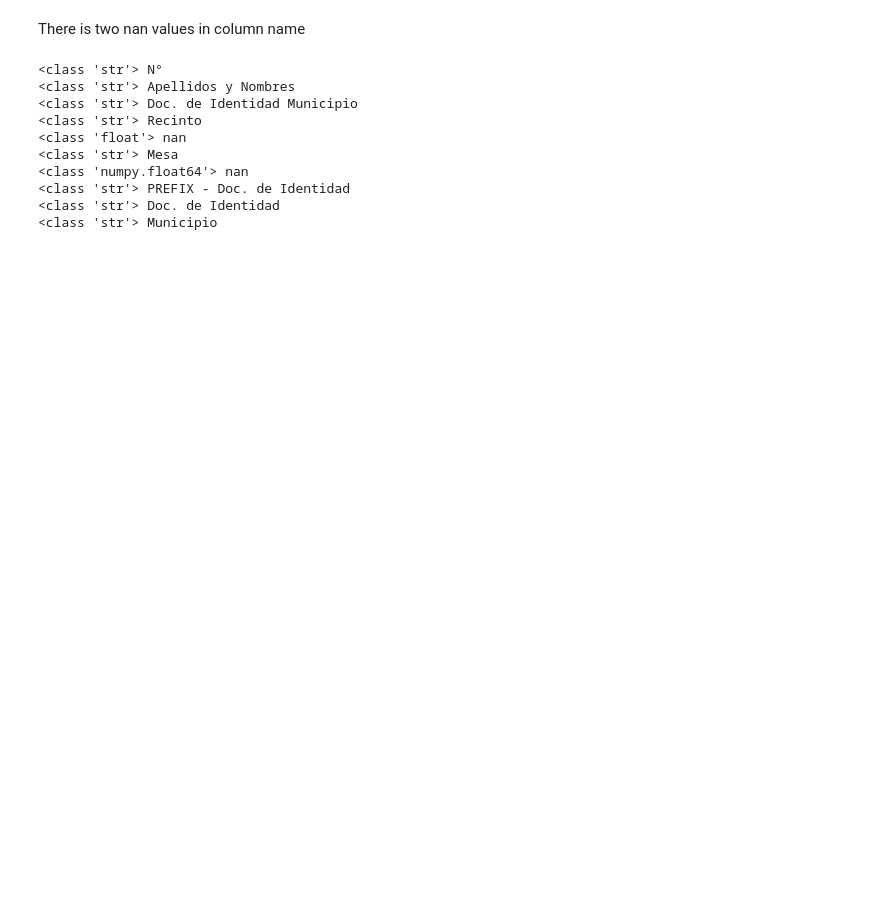
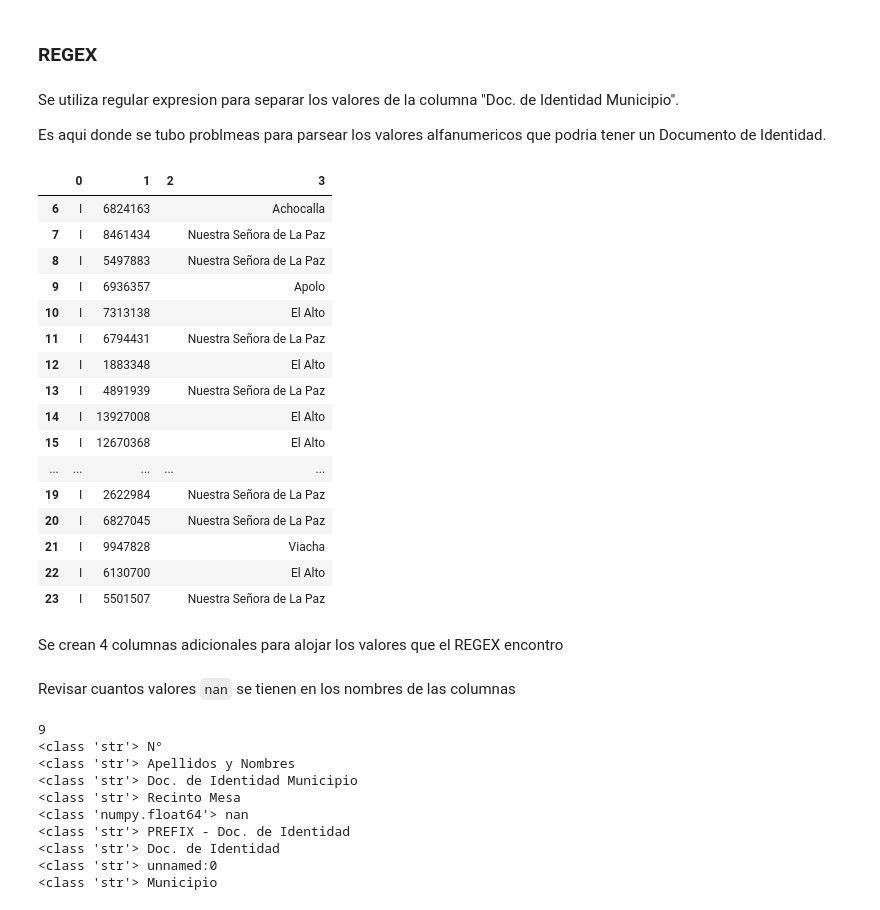
Before and after one commit to stanlee321/create_jurados_dataset_elecciones_bolivia_2020, a Jupyter notebook: extract_jurados.ipynb, the cells around one changed output. Saved outputs shown, nothing was run; the diff lists cells and outputs as text; code cells hidden in the pictures; blank space fills up the shorter version.

```diff
--- a/extract_jurados.ipynb
+++ b/extract_jurados.ipynb
@@ -35,0 +90,5 @@ df.head()
+# %%
+# Rename column value
+
+if "Recinto Mesa" in list(df.columns):
+    df.rename(columns={"Recinto Mesa": "Recinto" }, inplace=True)
@@ -35,0 +108,3 @@ df.head()
+# %%
+# Drop n last row elements in the end of the table
+df.drop(df.tail(1).index,inplace=True)
@@ -36 +121,30 @@ df.head()
+# %% [markdown]
+### REGEX
+# %% [markdown]
+Se utiliza regular expresion para separar los valores de la columna "Doc. de Identidad Municipio".
+
+Es aqui donde se tubo problmeas para parsear los valores alfanumericos que podria tener un Documento de Identidad.
+# %%
+# Test Regex
+df["Doc. de Identidad Municipio"].str.split(r"\b(\d+)\b([^\w-])", expand=True)
+# %% [output]
+|  | 0 | 1 | 2 | 3 |
+| 6 | I | 6824163 |  | Achocalla |
+| 7 | I | 8461434 |  | Nuestra Señora de La Paz |
+| 8 | I | 5497883 |  | Nuestra Señora de La Paz |
+| 9 | I | 6936357 |  | Apolo |
+| 10 | I | 7313138 |  | El Alto |
+| 11 | I | 6794431 |  | Nuestra Señora de La Paz |
+| 12 | I | 1883348 |  | El Alto |
+| 13 | I | 4891939 |  | Nuestra Señora de La Paz |
+| 14 | I | 13927008 |  | El Alto |
+| 15 | I | 12670368 |  | El Alto |
+| ... | ... | ... | ... | ... |
+| 19 | I | 2622984 |  | Nuestra Señora de La Paz |
+| 20 | I | 6827045 |  | Nuestra Señora de La Paz |
+| 21 | I | 9947828 |  | Viacha |
+| 22 | I | 6130700 |  | El Alto |
+| 23 | I | 5501507 |  | Nuestra Señora de La Paz |
+# %% [markdown]
+Se crean 4 columnas adicionales para alojar los valores que el REGEX encontro
 # %%
@@ -38,16 +153,17 @@ df[["PREFIX - Doc. de Identidad", "Doc. de Identidad", "Municipio"]] = df["Doc.
-# %% [markdown]
-There is two nan values in column name
+# %% [markdown]
+Revisar cuantos valores `nan` se tienen en los nombres de las columnas
 # %%
+print(len(df.columns))
 for c in df.columns:
     print(type(c), c)
 # %% [output]
+9
 <class 'str'> N°
 <class 'str'> Apellidos y Nombres
 <class 'str'> Doc. de Identidad Municipio
-<class 'str'> Recinto
-<class 'float'> nan
-<class 'str'> Mesa
+<class 'str'> Recinto Mesa
 <class 'numpy.float64'> nan
 <class 'str'> PREFIX - Doc. de Identidad
 <class 'str'> Doc. de Identidad
+<class 'str'> unnamed:0
 <class 'str'> Municipio
```
Also changed, not shown: parts of 54 cells of this notebook, 6 other files.
